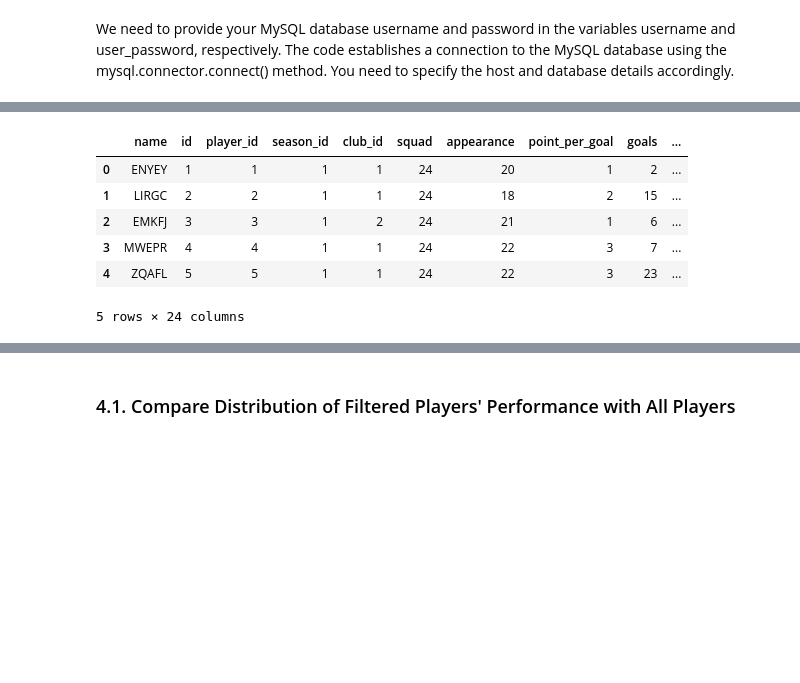
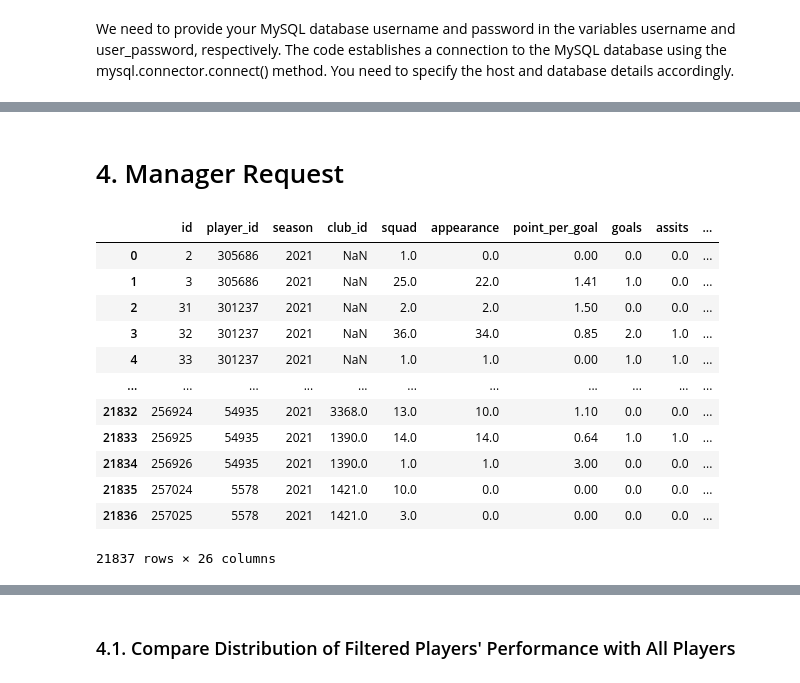
Before and after one commit to fahmani-ms/TransferMarket, a Jupyter notebook: Statistical_Analysis/Requests.ipynb, the cells around one changed output, grey strips where cells are left out. Drawn from its saved outputs; the diff is of its cells as text; code cells hidden in the pictures; blank space fills up the shorter version.

```diff
--- a/Statistical_Analysis/Requests.ipynb
+++ b/Statistical_Analysis/Requests.ipynb
@@ -0,0 +141,27 @@
+# %%
+requests['PPI'] = 0
+
+for index, row in requests.iterrows():
+    position = row['position']
+    minutes_played = row['minutes_played']
+    goals = row['goals']
+    assists = row['assits']
+    clean_sheets = row['clean_sheets']
+    point_per_goal = row['point_per_goal']
+    own_goals = row['own_goals']
+    yellow_card = row['yellow_card']
+    second_yellow_card = row['second_yellow_card']
+    red_card = row['red_card']
+    penalty_goals = row['penalty_goals']
+    goals_conceded = row['goals_conceded']
+
+    if position == 'Goalkeeper':
+        requests.at[index, 'PPI'] = max(goals*(1) + assists*(3) + clean_sheets*(10) + yellow_card*(-1) + second_yellow_card*(-3) + red_card*(-5) + penalty_goals*(1) + goals_conceded*(-3) + own_goals*(-5) + point_per_goal*(0) , 0)
+    elif position == 'Defender':
+        requests.at[index, 'PPI'] = max(goals*(3) + assists*(5) + clean_sheets*(0) + yellow_card*(-1) + second_yellow_card*(-3) + red_card*(-5) + penalty_goals*(3) + goals_conceded*(0) + own_goals*(-5) + point_per_goal*(10) , 0)
+    elif position == 'Midfielder':
+        requests.at[index, 'PPI'] = max(goals*(5) + assists*(10) + clean_sheets*(0) + yellow_card*(-1) + second_yellow_card*(-3) + red_card*(-5) + penalty_goals*(3) + goals_conceded*(0) + own_goals*(-5) + point_per_goal*(10) , 0)
+    elif position == 'Forward':
+        requests.at[index, 'PPI'] = max(goals*(10) + assists*(5) + clean_sheets*(0) + yellow_card*(-1) + second_yellow_card*(-3) + red_card*(-5) + penalty_goals*(3) + goals_conceded*(0) + own_goals*(-5) + point_per_goal*(10) , 0)
+
+requests.head()
@@ -130,36 +244,19 @@ Index(['name', 'id', 'player_id', 'season_id', 'club_id', 'squad',
-# %%
-manager_req['PPI'] = 0
-
-for index, row in manager_req.iterrows():
-    position = row['position']
-    minutes_played = row['minutes_played']
-    goals = row['goals']
-    assists = row['assists']
-    clean_sheets = row['clean_sheets']
-    point_per_goal = row['point_per_goal']
-    own_goals = row['own_goals']
-    yellow_card = row['yellow_card']
-    second_yellow_card = row['second_yellow_card']
-    red_card = row['red_card']
-    penalty_goals = row['penalty_goals']
-    goals_conceded = row['goals_conceded']
-
-    if position == 'Goalkeeper':
-        manager_req.at[index, 'PPI'] = max(goals*(1) + assists*(3) + clean_sheets*(10) + yellow_card*(-1) + second_yellow_card*(-3) + red_card*(-5) + penalty_goals*(1) + goals_conceded*(-3) + own_goals*(-5) + point_per_goal*(0) , 0)
-    elif position == 'Defender':
-        manager_req.at[index, 'PPI'] = max(goals*(3) + assists*(5) + clean_sheets*(0) + yellow_card*(-1) + second_yellow_card*(-3) + red_card*(-5) + penalty_goals*(3) + goals_conceded*(0) + own_goals*(-5) + point_per_goal*(10) , 0)
-    elif position == 'Midfielder':
-        manager_req.at[index, 'PPI'] = max(goals*(5) + assists*(10) + clean_sheets*(0) + yellow_card*(-1) + second_yellow_card*(-3) + red_card*(-5) + penalty_goals*(3) + goals_conceded*(0) + own_goals*(-5) + point_per_goal*(10) , 0)
-    elif position == 'Forward':
-        manager_req.at[index, 'PPI'] = max(goals*(10) + assists*(5) + clean_sheets*(0) + yellow_card*(-1) + second_yellow_card*(-3) + red_card*(-5) + penalty_goals*(3) + goals_conceded*(0) + own_goals*(-5) + point_per_goal*(10) , 0)
-
-manager_req.head()
-# %% [output]
-|  | name | id | player_id | season_id | club_id | squad | appearance | point_per_goal | goals | ... |
-| 0 | ENYEY | 1 | 1 | 1 | 1 | 24 | 20 | 1 | 2 | ... |
-| 1 | LIRGC | 2 | 2 | 1 | 1 | 24 | 18 | 2 | 15 | ... |
-| 2 | EMKFJ | 3 | 3 | 1 | 2 | 24 | 21 | 1 | 6 | ... |
-| 3 | MWEPR | 4 | 4 | 1 | 1 | 24 | 22 | 3 | 7 | ... |
-| 4 | ZQAFL | 5 | 5 | 1 | 1 | 24 | 22 | 3 | 23 | ... |
-5 rows × 24 columns
+# %% [markdown]
+# 4. Manager Request
+# %%
+requests
+# %% [output]
+|  | id | player_id | season | club_id | squad | appearance | point_per_goal | goals | assits | ... |
+| 0 | 2 | 305686 | 2021 | NaN | 1.0 | 0.0 | 0.00 | 0.0 | 0.0 | ... |
+| 1 | 3 | 305686 | 2021 | NaN | 25.0 | 22.0 | 1.41 | 1.0 | 0.0 | ... |
+| 2 | 31 | 301237 | 2021 | NaN | 2.0 | 2.0 | 1.50 | 0.0 | 0.0 | ... |
+| 3 | 32 | 301237 | 2021 | NaN | 36.0 | 34.0 | 0.85 | 2.0 | 1.0 | ... |
+| 4 | 33 | 301237 | 2021 | NaN | 1.0 | 1.0 | 0.00 | 1.0 | 1.0 | ... |
+| ... | ... | ... | ... | ... | ... | ... | ... | ... | ... | ... |
+| 21832 | 256924 | 54935 | 2021 | 3368.0 | 13.0 | 10.0 | 1.10 | 0.0 | 0.0 | ... |
+| 21833 | 256925 | 54935 | 2021 | 1390.0 | 14.0 | 14.0 | 0.64 | 1.0 | 1.0 | ... |
+| 21834 | 256926 | 54935 | 2021 | 1390.0 | 1.0 | 1.0 | 3.00 | 0.0 | 0.0 | ... |
+| 21835 | 257024 | 5578 | 2021 | 1421.0 | 10.0 | 0.0 | 0.00 | 0.0 | 0.0 | ... |
+| 21836 | 257025 | 5578 | 2021 | 1421.0 | 3.0 | 0.0 | 0.00 | 0.0 | 0.0 | ... |
+21837 rows × 26 columns
 # %%
```
Also changed, not shown: parts of 22 cells of this notebook, 22 other files.
